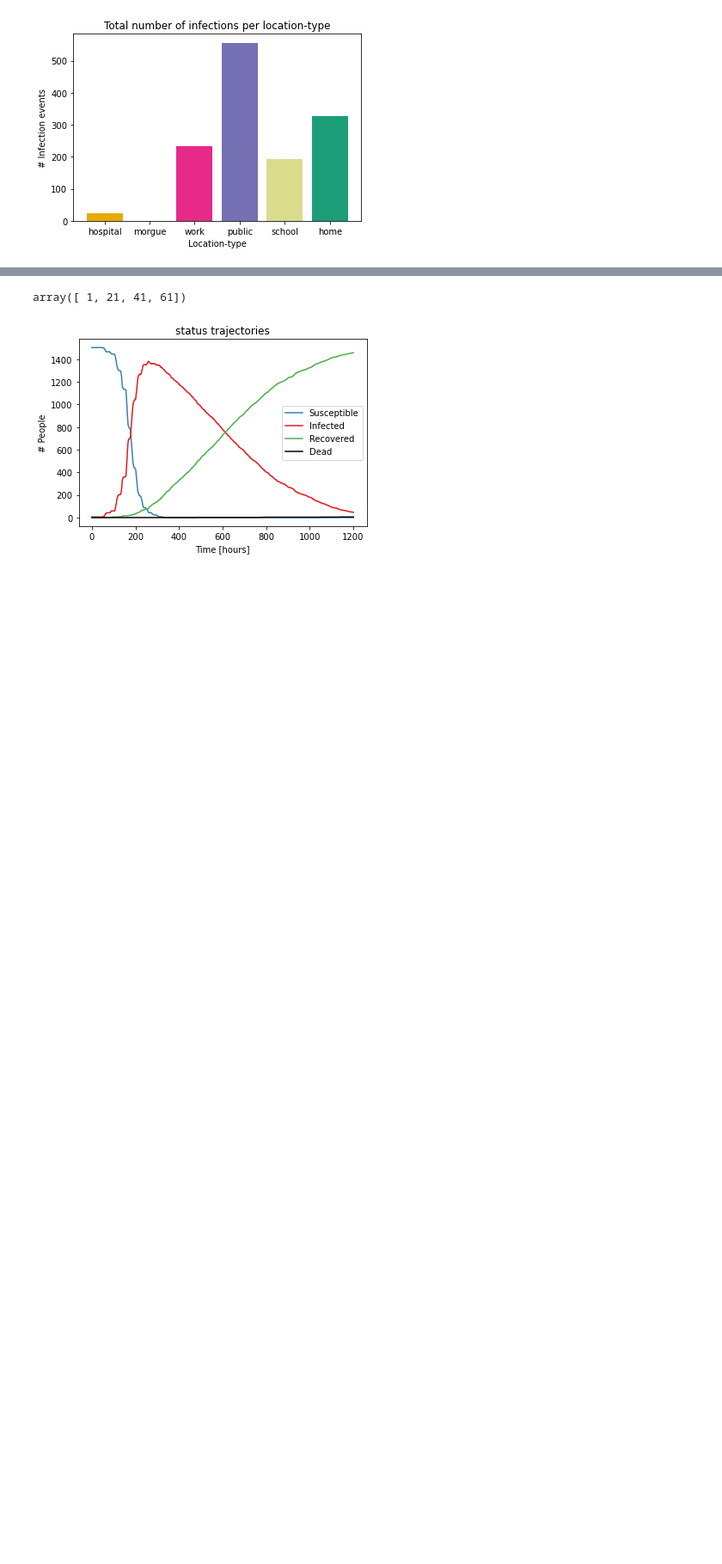
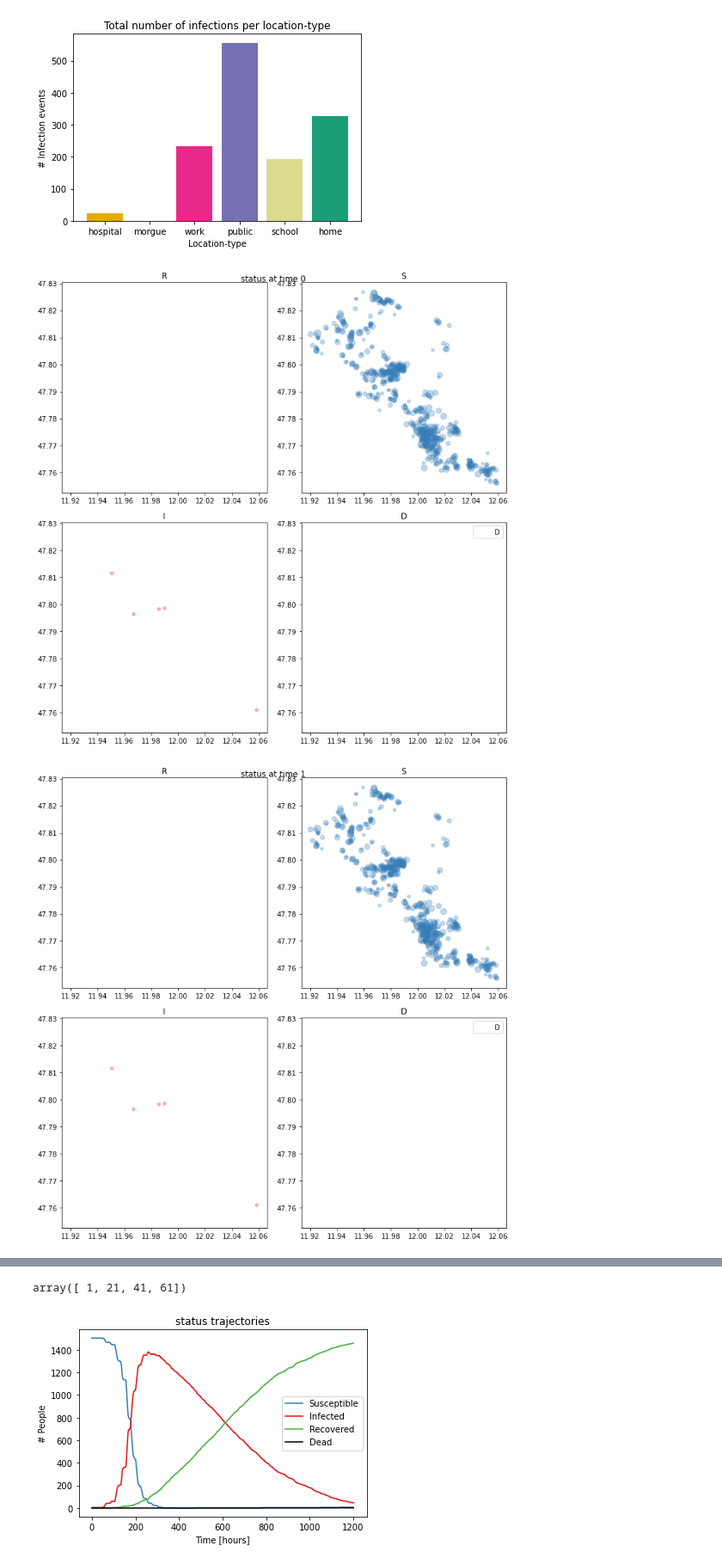
Before and after one commit to joba-1/Corona_Model, a Jupyter notebook: RUN_CoronaABM_2.ipynb, the cells around one changed output, grey strips where cells are left out. Shown at 86% size. Cells and saved outputs as stored; diff of their text form; code cells hidden in the pictures; blank space fills up the shorter version.

```diff
--- a/RUN_CoronaABM_2.ipynb
+++ b/RUN_CoronaABM_2.ipynb
@@ -70,3 +63,8 @@ simulation1.plot_infections_per_location_type(relative_to_building_number=False)
 simulation2.plot_infections_per_location_type(relative_to_building_number=False)
 # %% [output]
 [figure]
+# %%
+simulation1.map_status_at_loc()
+# %% [output]
+[figure, added]
+[figure, added]
```
Also changed, not shown: parts of 9 cells of this notebook, 1 other file.
